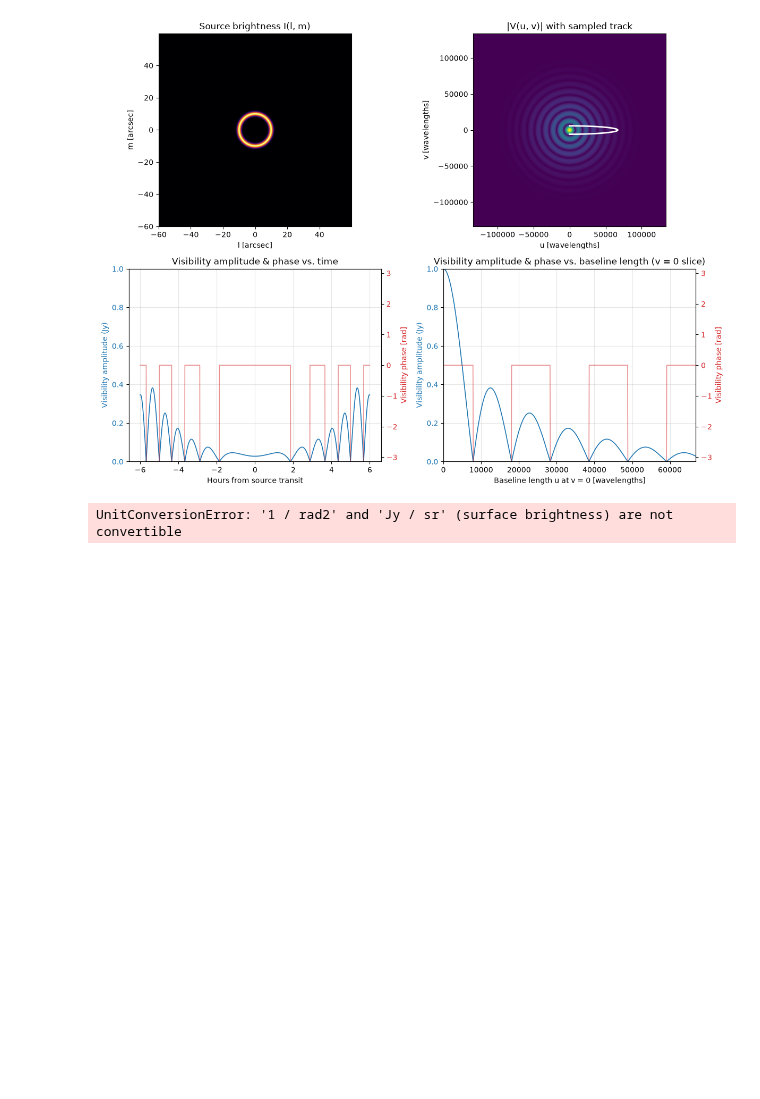
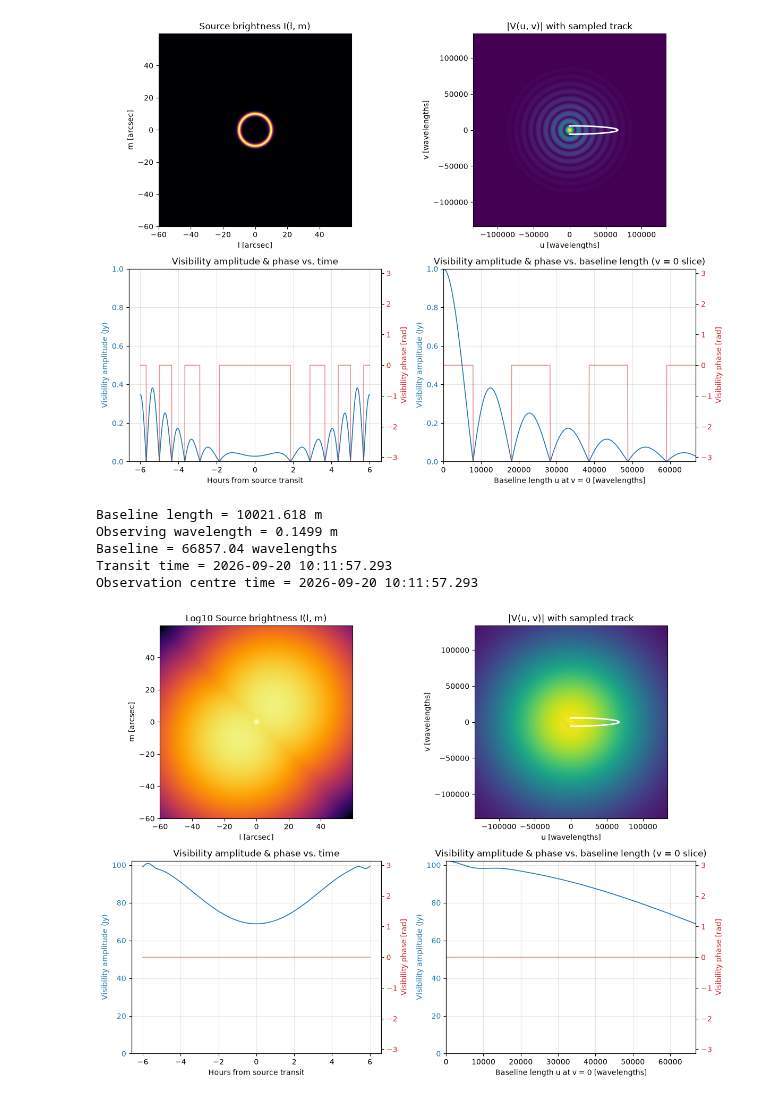
Before and after one commit to SixByNine/PHYS40491, a Jupyter notebook: week9/two_element_interferometer_extended_source.ipynb, the cells around one changed output. Drawn from its saved outputs; the diff is of its cells as text; code cells hidden in the pictures; blank space fills up the shorter version.

Commit message:
Fix some minor errors

```diff
--- a/week9/two_element_interferometer_extended_source.ipynb
+++ b/week9/two_element_interferometer_extended_source.ipynb
@@ -84,20 +85,21 @@ def disk_source(l, m, radius, l0=0.0 * u.rad, m0=0.0 * u.rad, flux=1.0*u.Jy):
     return ret / normalisation
 
 
-def double_point_source(l, m, dl, separation, flux_ratio=1.0, point_fwhm=None):
+
+def double_point_source(l, m, dl, separation, flux_ratio=1.0, point_fwhm=None,flux=1.0*u.Jy):
     """Two closely-spaced point-like sources, separated along the l axis."""
     if point_fwhm is None:
         point_fwhm = 2.0 * dl * u.rad
     half_sep = separation.to(u.rad).value / 2.0
-    src_1 = gaussian_source(l, m, point_fwhm, l0=-half_sep * u.rad, flux=1.0*u.Jy)
-    src_2 = gaussian_source(l, m, point_fwhm, l0=+half_sep * u.rad, flux=flux_ratio*u.Jy)
+    src_1 = gaussian_source(l, m, point_fwhm, l0=-half_sep * u.rad, flux=flux)
+    src_2 = gaussian_source(l, m, point_fwhm, l0=+half_sep * u.rad, flux=flux_ratio*flux)
     return src_1 + src_2
 
-def double_gaussian_source(l, m, separation, fwhm, flux_ratio=1.0):
+def double_gaussian_source(l, m, separation, fwhm, flux_ratio=1.0,flux=1.0*u.Jy):
     """Two closely-spaced Gaussian sources, separated along the l axis."""
     half_sep = separation.to(u.rad).value / 2.0
-    src_1 = gaussian_source(l, m, fwhm, l0=-half_sep * u.rad, flux=1.0*u.Jy)
-    src_2 = gaussian_source(l, m, fwhm, l0=+half_sep * u.rad, flux=flux_ratio*u.Jy)
+    src_1 = gaussian_source(l, m, fwhm, l0=-half_sep * u.rad, flux=flux)
+    src_2 = gaussian_source(l, m, fwhm, l0=+half_sep * u.rad, flux=flux_ratio*flux)
     return src_1 + src_2
 
 def gaussian_ring_source(l, m, radius, fwhm, l0=0.0 * u.rad, m0=0.0 * u.rad, flux=1.0*u.Jy):
@@ -119,6 +121,7 @@ def radio_galaxy_source(
     l0=0.0 * u.rad,
     m0=0.0 * u.rad,
     core_flux=0.2*u.Jy,
+    lobe_flux=1.0*u.Jy,
     lobe_flux_ratio=1.0,
     pa=0.0 * u.deg,
 ):
@@ -153,7 +156,7 @@ def radio_galaxy_source(
         lobe_fwhm,
         l0=l0 + dl_lobe * u.rad,
         m0=m0 + dm_lobe * u.rad,
-        flux=1.0,
+        flux=lobe_flux,
     )
 
     # Lobe 2 (- position angle direction)
@@ -163,7 +166,7 @@ def radio_galaxy_source(
         lobe_fwhm,
         l0=l0 - dl_lobe * u.rad,
         m0=m0 - dm_lobe * u.rad,
-        flux=lobe_flux_ratio,
+        flux=lobe_flux*lobe_flux_ratio,
     )
 
     return core + lobe1 + lobe2
@@ -665,27 +669,32 @@ Observation centre time = 2026-09-20 10:11:57.293
 # %%
 galaxy_intensity = radio_galaxy_source(
     l,
     m,
     separation=30 * u.arcsec,
     lobe_fwhm=10 * u.arcsec,
     core_fwhm=1 * u.arcsec,
-    core_flux=100.0,
+    core_flux=100.0*u.Jy,
     lobe_flux_ratio=1.2,
     pa=45 * u.deg,
 )
 results_galaxy = simulate_extended_source_interferometer(
     antenna_A=antenna_A,
     antenna_B=antenna_B,
     source=source,
     frequency=frequency,
     intensity=galaxy_intensity,
     dl=dl,
     reference_date=reference_date,
     hours_from_transit=hours_from_transit,
     observation_length=12 * u.hour,
     observation_steps=2000,
     pad_factor=12,
     log_intensity=True
 )
 # %% [output]
-UnitConversionError: '1 / rad2' and 'Jy / sr' (surface brightness) are not convertible
+Baseline length = 10021.618 m
+Observing wavelength = 0.1499 m
+Baseline = 66857.04 wavelengths
+Transit time = 2026-09-20 10:11:57.293
+Observation centre time = 2026-09-20 10:11:57.293
+[figure, added]
```
Also changed, not shown: parts of 4 cells of this notebook.
